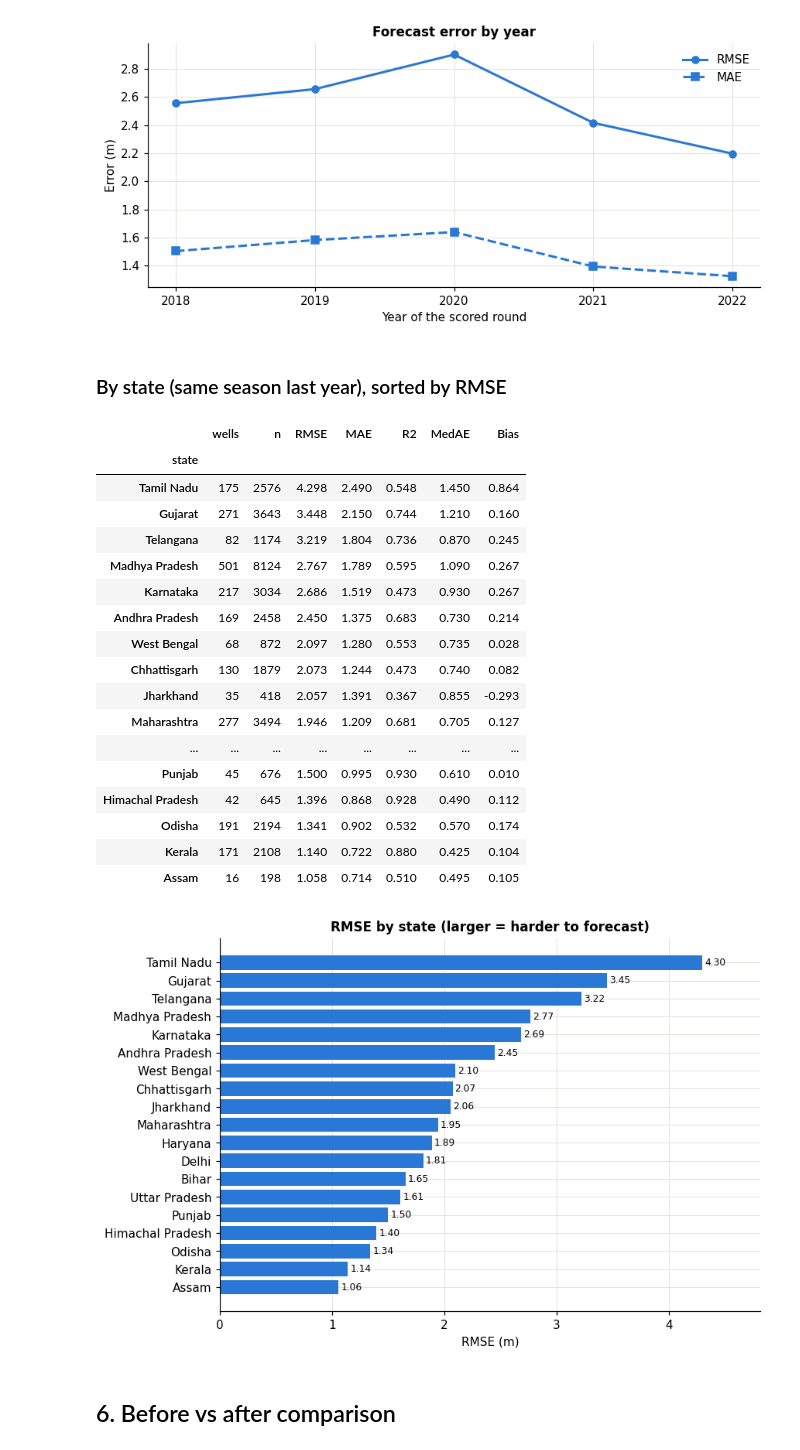
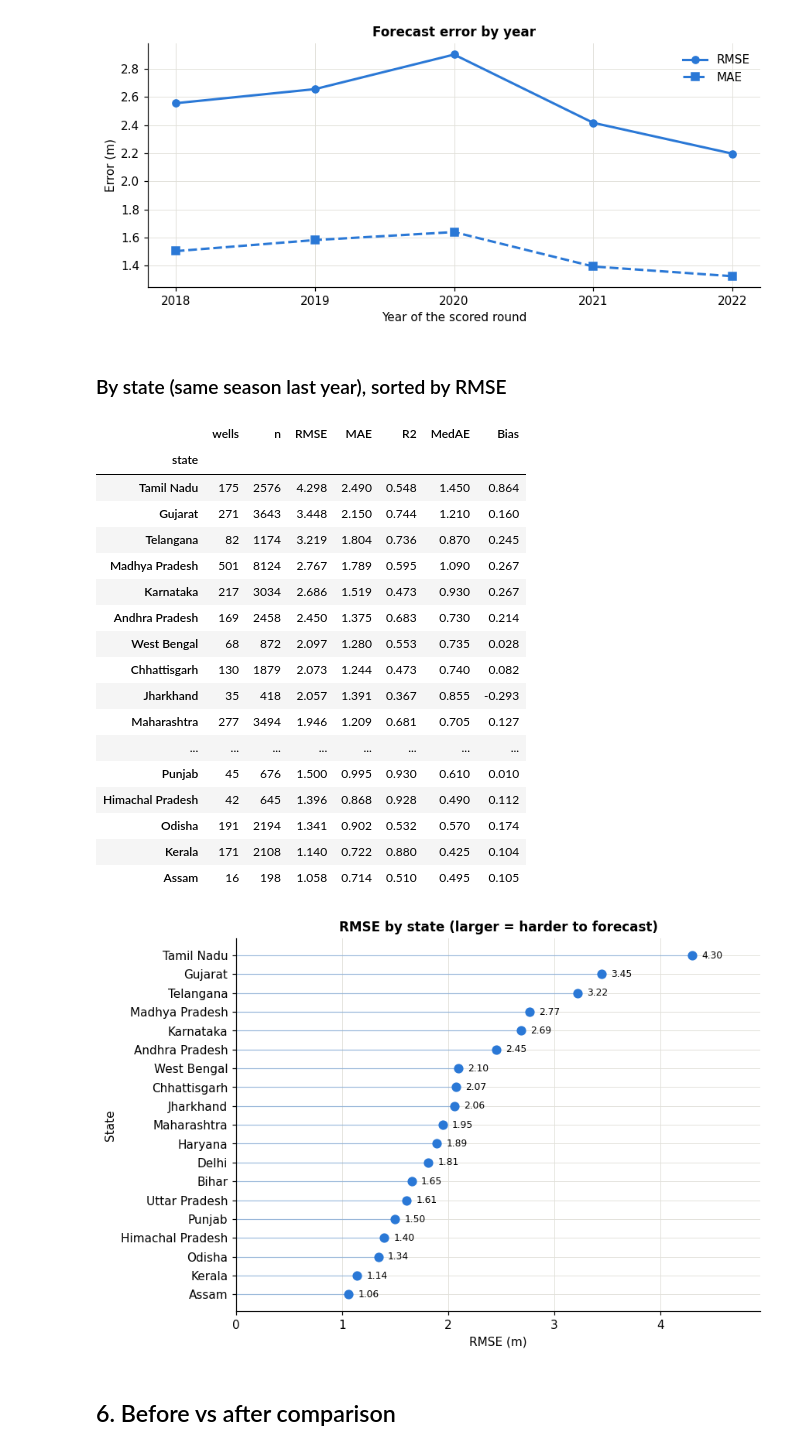
Before and after one commit to dhruvvvgg/bde-team7, a Jupyter notebook: notebooks/error_metrics_after.ipynb, the cells around one changed output. Saved outputs shown, nothing was run; the diff lists cells and outputs as text; code cells hidden in the pictures.

```diff
--- a/notebooks/error_metrics_after.ipynb
+++ b/notebooks/error_metrics_after.ipynb
@@ -280,34 +285,36 @@ plt.tight_layout(); plt.show()
 # %%
 st = em.breakdown(ds, em.PRIMARY_RULE, "state").sort_values("RMSE", ascending=False)
 display(Markdown(f"### By state ({em.PRIMARY_RULE}), sorted by RMSE"))
 display(st[["state", "wells", "n", "RMSE", "MAE", "R2", "MedAE", "Bias"]].round(3).set_index("state"))
 fig, ax = plt.subplots(figsize=(8, max(3.5, 0.28 * len(st))))
-b = ax.barh(st.state[::-1], st.RMSE[::-1], color=COLOR)
-ax.bar_label(b, fmt="%.2f", fontsize=8, padding=2)
-ax.set_xlabel("RMSE (m)"); ax.set_title("RMSE by state (larger = harder to forecast)")
-ax.margins(x=0.12)
+ax.hlines(st.state[::-1], 0, st.RMSE[::-1], color=COLOR, lw=0.8, alpha=0.4)
+ax.plot(st.RMSE[::-1], st.state[::-1], "o", color=COLOR, ms=7)
+for xv, yv in zip(st.RMSE[::-1], st.state[::-1]):
+    ax.annotate(f"{xv:.2f}", (xv, yv), textcoords="offset points", xytext=(8, 0), va="center", fontsize=8)
+ax.set_xlabel("RMSE (m)"); ax.set_ylabel("State"); ax.set_title("RMSE by state (larger = harder to forecast)")
+ax.set_xlim(0, st.RMSE.max() * 1.15)
 plt.tight_layout(); plt.show()
 # %% [output]
 ### By state (same season last year), sorted by RMSE
 |  | wells | n | RMSE | MAE | R2 | MedAE | Bias |
 | state |  |  |  |  |  |  |  |
 | Tamil Nadu | 175 | 2576 | 4.298 | 2.490 | 0.548 | 1.450 | 0.864 |
 | Gujarat | 271 | 3643 | 3.448 | 2.150 | 0.744 | 1.210 | 0.160 |
 | Telangana | 82 | 1174 | 3.219 | 1.804 | 0.736 | 0.870 | 0.245 |
 | Madhya Pradesh | 501 | 8124 | 2.767 | 1.789 | 0.595 | 1.090 | 0.267 |
 | Karnataka | 217 | 3034 | 2.686 | 1.519 | 0.473 | 0.930 | 0.267 |
 | Andhra Pradesh | 169 | 2458 | 2.450 | 1.375 | 0.683 | 0.730 | 0.214 |
 | West Bengal | 68 | 872 | 2.097 | 1.280 | 0.553 | 0.735 | 0.028 |
 | Chhattisgarh | 130 | 1879 | 2.073 | 1.244 | 0.473 | 0.740 | 0.082 |
 | Jharkhand | 35 | 418 | 2.057 | 1.391 | 0.367 | 0.855 | -0.293 |
 | Maharashtra | 277 | 3494 | 1.946 | 1.209 | 0.681 | 0.705 | 0.127 |
 | ... | ... | ... | ... | ... | ... | ... | ... |
 | Punjab | 45 | 676 | 1.500 | 0.995 | 0.930 | 0.610 | 0.010 |
 | Himachal Pradesh | 42 | 645 | 1.396 | 0.868 | 0.928 | 0.490 | 0.112 |
 | Odisha | 191 | 2194 | 1.341 | 0.902 | 0.532 | 0.570 | 0.174 |
 | Kerala | 171 | 2108 | 1.140 | 0.722 | 0.880 | 0.425 | 0.104 |
 | Assam | 16 | 198 | 1.058 | 0.714 | 0.510 | 0.495 | 0.105 |
-[figure, old version]
+[figure, new version]
 # %% [markdown]
 ## 6. Before vs after comparison
 # %%
```
Also changed, not shown: parts of 7 cells of this notebook, 3 other files.
